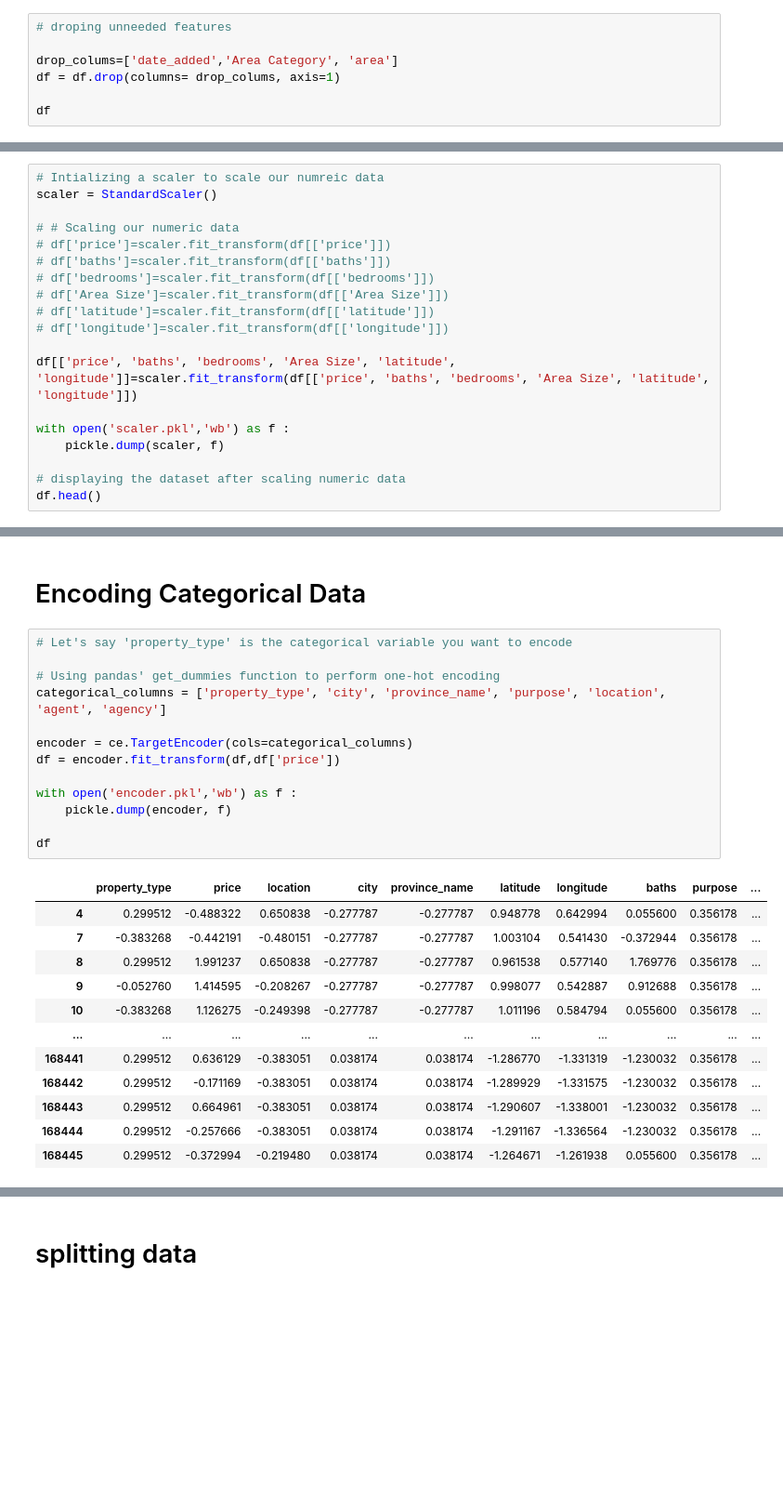
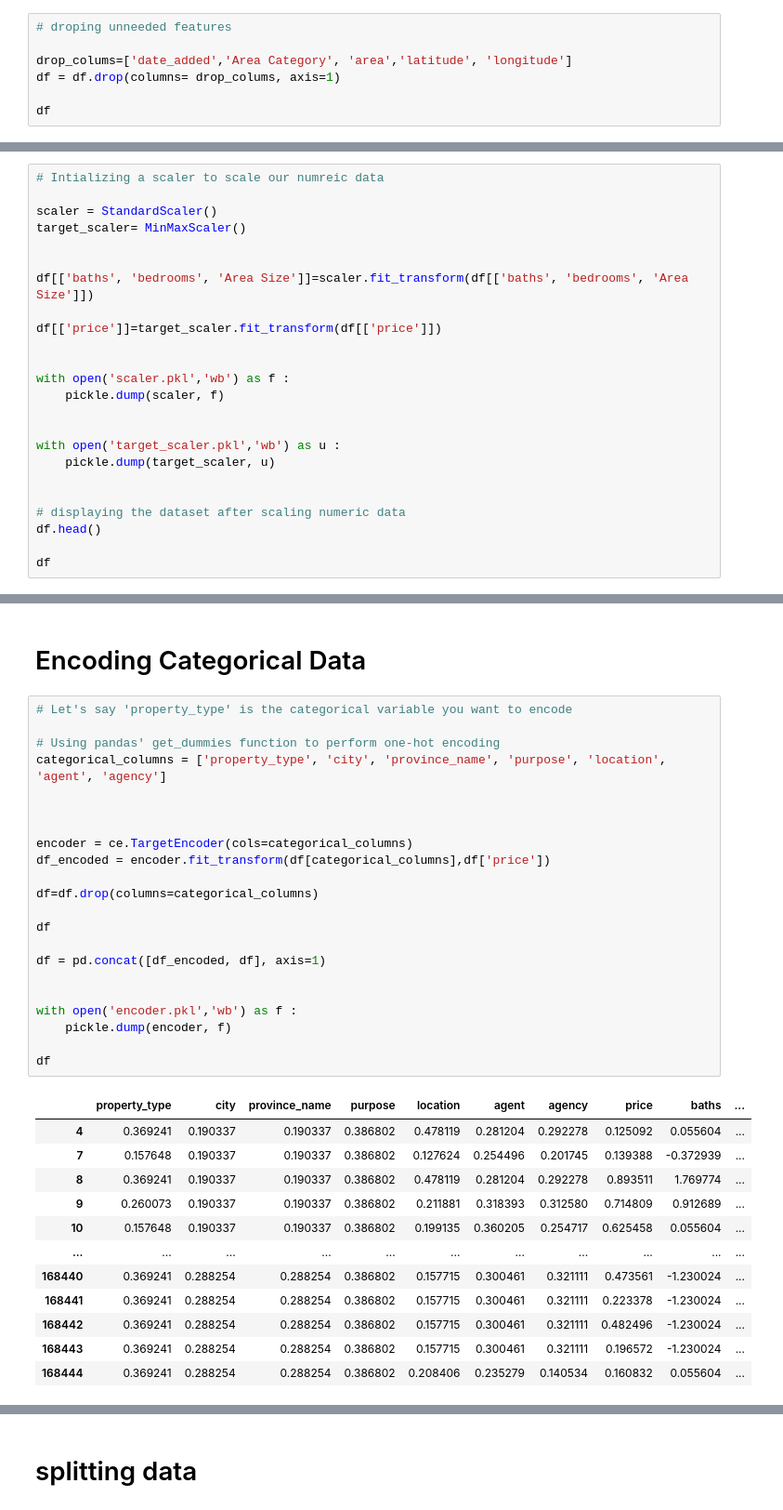
Before and after one commit to khaaaleed-5/Advanced-ML, a Jupyter notebook: SVM/SVM.ipynb, the cells around one changed output, grey strips where cells are left out. Shown at 93% size. Cells and saved outputs as stored; diff of their text form; blank space fills up the shorter version.

```diff
--- a/SVM/SVM.ipynb
+++ b/SVM/SVM.ipynb
@@ -170,7 +170,7 @@ visualize_boxplot(df, numeric_columns)
 # %%
 # droping unneeded features
 
-drop_colums=['date_added','Area Category', 'area']
+drop_colums=['date_added','Area Category', 'area','latitude', 'longitude']
 df = df.drop(columns= drop_colums, axis=1)
 
 df
@@ -193,20 +193,25 @@ df
 # %%
 # Intializing a scaler to scale our numreic data
+
 scaler = StandardScaler()
+target_scaler= MinMaxScaler()
 
-# # Scaling our numeric data
-# df['price']=scaler.fit_transform(df[['price']])
-# df['baths']=scaler.fit_transform(df[['baths']])
-# df['bedrooms']=scaler.fit_transform(df[['bedrooms']])
-# df['Area Size']=scaler.fit_transform(df[['Area Size']])
-# df['latitude']=scaler.fit_transform(df[['latitude']])
-# df['longitude']=scaler.fit_transform(df[['longitude']])
 
-df[['price', 'baths', 'bedrooms', 'Area Size', 'latitude', 'longitude']]=scaler.fit_transform(df[['price', 'baths', 'bedrooms', 'Area Size', 'latitude', 'longitude']])
+df[['baths', 'bedrooms', 'Area Size']]=scaler.fit_transform(df[['baths', 'bedrooms', 'Area Size']])
+
+df[['price']]=target_scaler.fit_transform(df[['price']])
+
 
 with open('scaler.pkl','wb') as f :
     pickle.dump(scaler, f)
 
+
+with open('target_scaler.pkl','wb') as u :
+    pickle.dump(target_scaler, u)
+
+
 # displaying the dataset after scaling numeric data
 df.head()
+
+df
 # %% [output]
@@ -221,26 +233,35 @@ df.head()
 # %%
 # Let's say 'property_type' is the categorical variable you want to encode
 
 # Using pandas' get_dummies function to perform one-hot encoding
 categorical_columns = ['property_type', 'city', 'province_name', 'purpose', 'location', 'agent', 'agency']
 
+
+
 encoder = ce.TargetEncoder(cols=categorical_columns)
-df = encoder.fit_transform(df,df['price'])
+df_encoded = encoder.fit_transform(df[categorical_columns],df['price'])
+
+df=df.drop(columns=categorical_columns)
+
+df
+
+df = pd.concat([df_encoded, df], axis=1)
+
 
 with open('encoder.pkl','wb') as f :
     pickle.dump(encoder, f)
 
 df
 # %% [output]
-|  | property_type | price | location | city | province_name | latitude | longitude | baths | purpose | ... |
-| 4 | 0.299512 | -0.488322 | 0.650838 | -0.277787 | -0.277787 | 0.948778 | 0.642994 | 0.055600 | 0.356178 | ... |
-| 7 | -0.383268 | -0.442191 | -0.480151 | -0.277787 | -0.277787 | 1.003104 | 0.541430 | -0.372944 | 0.356178 | ... |
-| 8 | 0.299512 | 1.991237 | 0.650838 | -0.277787 | -0.277787 | 0.961538 | 0.577140 | 1.769776 | 0.356178 | ... |
-| 9 | -0.052760 | 1.414595 | -0.208267 | -0.277787 | -0.277787 | 0.998077 | 0.542887 | 0.912688 | 0.356178 | ... |
-| 10 | -0.383268 | 1.126275 | -0.249398 | -0.277787 | -0.277787 | 1.011196 | 0.584794 | 0.055600 | 0.356178 | ... |
+|  | property_type | city | province_name | purpose | location | agent | agency | price | baths | ... |
+| 4 | 0.369241 | 0.190337 | 0.190337 | 0.386802 | 0.478119 | 0.281204 | 0.292278 | 0.125092 | 0.055604 | ... |
+| 7 | 0.157648 | 0.190337 | 0.190337 | 0.386802 | 0.127624 | 0.254496 | 0.201745 | 0.139388 | -0.372939 | ... |
+| 8 | 0.369241 | 0.190337 | 0.190337 | 0.386802 | 0.478119 | 0.281204 | 0.292278 | 0.893511 | 1.769774 | ... |
+| 9 | 0.260073 | 0.190337 | 0.190337 | 0.386802 | 0.211881 | 0.318393 | 0.312580 | 0.714809 | 0.912689 | ... |
+| 10 | 0.157648 | 0.190337 | 0.190337 | 0.386802 | 0.199135 | 0.360205 | 0.254717 | 0.625458 | 0.055604 | ... |
 | ... | ... | ... | ... | ... | ... | ... | ... | ... | ... | ... |
-| 168441 | 0.299512 | 0.636129 | -0.383051 | 0.038174 | 0.038174 | -1.286770 | -1.331319 | -1.230032 | 0.356178 | ... |
-| 168442 | 0.299512 | -0.171169 | -0.383051 | 0.038174 | 0.038174 | -1.289929 | -1.331575 | -1.230032 | 0.356178 | ... |
-| 168443 | 0.299512 | 0.664961 | -0.383051 | 0.038174 | 0.038174 | -1.290607 | -1.338001 | -1.230032 | 0.356178 | ... |
-| 168444 | 0.299512 | -0.257666 | -0.383051 | 0.038174 | 0.038174 | -1.291167 | -1.336564 | -1.230032 | 0.356178 | ... |
-| 168445 | 0.299512 | -0.372994 | -0.219480 | 0.038174 | 0.038174 | -1.264671 | -1.261938 | 0.055600 | 0.356178 | ... |
+| 168440 | 0.369241 | 0.288254 | 0.288254 | 0.386802 | 0.157715 | 0.300461 | 0.321111 | 0.473561 | -1.230024 | ... |
+| 168441 | 0.369241 | 0.288254 | 0.288254 | 0.386802 | 0.157715 | 0.300461 | 0.321111 | 0.223378 | -1.230024 | ... |
+| 168442 | 0.369241 | 0.288254 | 0.288254 | 0.386802 | 0.157715 | 0.300461 | 0.321111 | 0.482496 | -1.230024 | ... |
+| 168443 | 0.369241 | 0.288254 | 0.288254 | 0.386802 | 0.157715 | 0.300461 | 0.321111 | 0.196572 | -1.230024 | ... |
+| 168444 | 0.369241 | 0.288254 | 0.288254 | 0.386802 | 0.208406 | 0.235279 | 0.140534 | 0.160832 | 0.055604 | ... |
```
Also changed, not shown: parts of 17 cells of this notebook, 6 other files.
